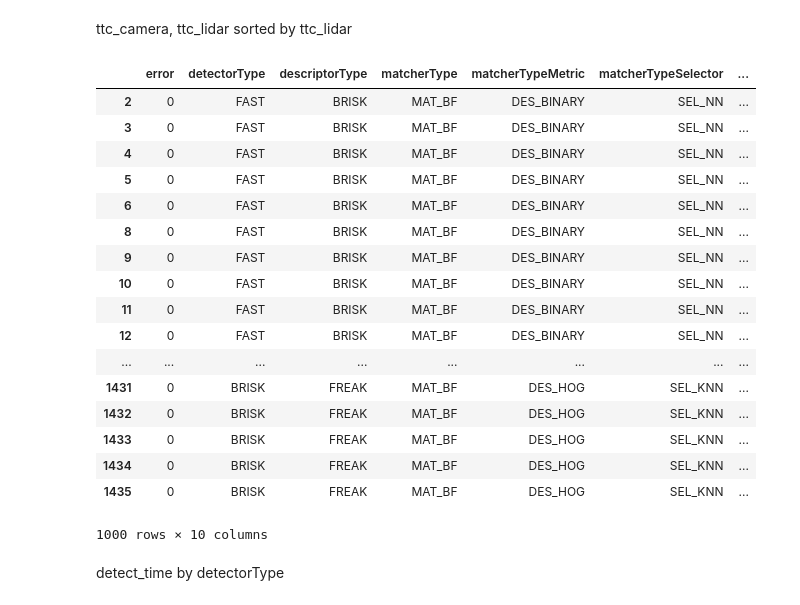
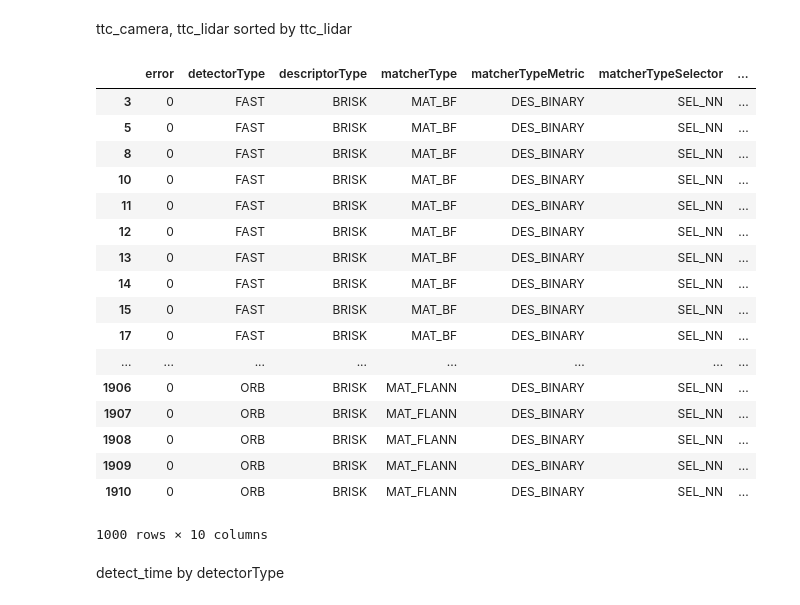
Before and after one commit to techprav2010/SFND_3D_Object_Tracking, a Jupyter notebook: report_analysis.ipynb, the cells around one changed output. Saved outputs shown, nothing was run; the diff lists cells and outputs as text; code cells hidden in the pictures.

```diff
--- a/report_analysis.ipynb
+++ b/report_analysis.ipynb
@@ -53,29 +75,30 @@ df_orig2.drop_duplicates().head(1000)
 # %%
 df_orig = pd.read_csv("results.csv")
 df_orig = df_orig.dropna()
 # df_orig2=df_orig.sort_values(by=['error'], ascending=[0])
 df_orig2 = df_orig[['error', 'detectorType', 'descriptorType', "matcherType", "matcherTypeMetric","matcherTypeSelector", "ttc_camera", "ttc_lidar", "detect_time", "desc_time"]]
-# df_orig3= df_orig2[df_orig2['descriptorType'] == 'AKAZE']
+df_orig2= df_orig2[df_orig2['ttc_lidar'] > 0 ]
+df_orig2= df_orig2[df_orig2['ttc_camera'] > 0 ]
 df_orig2.sort_values(by=['ttc_lidar'], ascending=[1])
 df_orig2.drop_duplicates().head(1000)
 # %% [output]
 |  | error | detectorType | descriptorType | matcherType | matcherTypeMetric | matcherTypeSelector | ... |
-| 2 | 0 | FAST | BRISK | MAT_BF | DES_BINARY | SEL_NN | ... |
 | 3 | 0 | FAST | BRISK | MAT_BF | DES_BINARY | SEL_NN | ... |
-| 4 | 0 | FAST | BRISK | MAT_BF | DES_BINARY | SEL_NN | ... |
 | 5 | 0 | FAST | BRISK | MAT_BF | DES_BINARY | SEL_NN | ... |
-| 6 | 0 | FAST | BRISK | MAT_BF | DES_BINARY | SEL_NN | ... |
 | 8 | 0 | FAST | BRISK | MAT_BF | DES_BINARY | SEL_NN | ... |
-| 9 | 0 | FAST | BRISK | MAT_BF | DES_BINARY | SEL_NN | ... |
 | 10 | 0 | FAST | BRISK | MAT_BF | DES_BINARY | SEL_NN | ... |
 | 11 | 0 | FAST | BRISK | MAT_BF | DES_BINARY | SEL_NN | ... |
 | 12 | 0 | FAST | BRISK | MAT_BF | DES_BINARY | SEL_NN | ... |
+| 13 | 0 | FAST | BRISK | MAT_BF | DES_BINARY | SEL_NN | ... |
+| 14 | 0 | FAST | BRISK | MAT_BF | DES_BINARY | SEL_NN | ... |
+| 15 | 0 | FAST | BRISK | MAT_BF | DES_BINARY | SEL_NN | ... |
+| 17 | 0 | FAST | BRISK | MAT_BF | DES_BINARY | SEL_NN | ... |
 | ... | ... | ... | ... | ... | ... | ... | ... |
-| 1431 | 0 | BRISK | FREAK | MAT_BF | DES_HOG | SEL_KNN | ... |
-| 1432 | 0 | BRISK | FREAK | MAT_BF | DES_HOG | SEL_KNN | ... |
-| 1433 | 0 | BRISK | FREAK | MAT_BF | DES_HOG | SEL_KNN | ... |
-| 1434 | 0 | BRISK | FREAK | MAT_BF | DES_HOG | SEL_KNN | ... |
-| 1435 | 0 | BRISK | FREAK | MAT_BF | DES_HOG | SEL_KNN | ... |
+| 1906 | 0 | ORB | BRISK | MAT_FLANN | DES_BINARY | SEL_NN | ... |
+| 1907 | 0 | ORB | BRISK | MAT_FLANN | DES_BINARY | SEL_NN | ... |
+| 1908 | 0 | ORB | BRISK | MAT_FLANN | DES_BINARY | SEL_NN | ... |
+| 1909 | 0 | ORB | BRISK | MAT_FLANN | DES_BINARY | SEL_NN | ... |
+| 1910 | 0 | ORB | BRISK | MAT_FLANN | DES_BINARY | SEL_NN | ... |
 1000 rows × 10 columns
 # %%
 # pd.options.display.max_rows=1000
```
Also changed, not shown: parts of 3 cells of this notebook, 4 other files.
